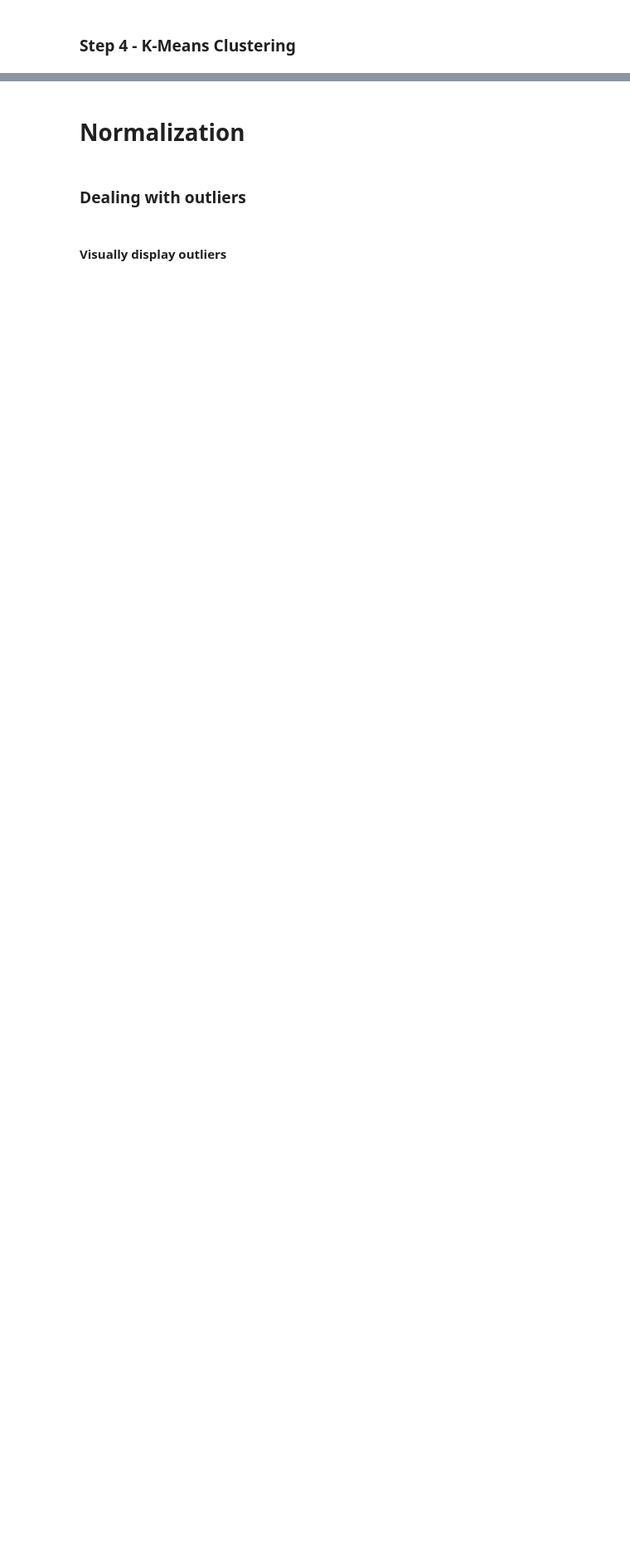
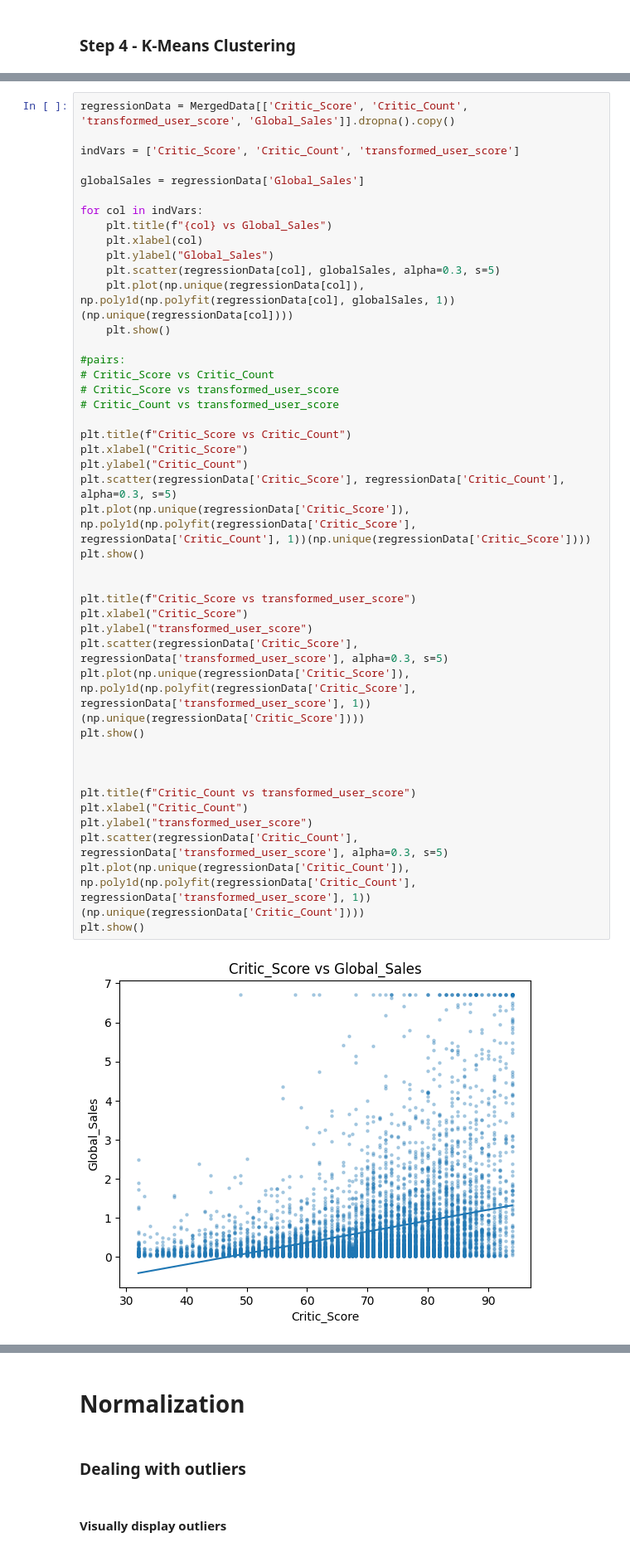
Before and after one commit to NoahKrobot/CA1_Video_Game_DAV, a Jupyter notebook: CA1.ipynb, the cells around one changed output, grey strips where cells are left out. Shown at 83% size. Cells and saved outputs as stored; diff of their text form; blank space fills up the shorter version.

Commit message:
Start Multiple Linear Regression
Started with Scatter plots predicting Global_Sales,
then paired up scatter plots.

```diff
--- a/CA1.ipynb
+++ b/CA1.ipynb
@@ -370,0 +375,45 @@ plt.show()
+# %%
+regressionData = MergedData[['Critic_Score', 'Critic_Count', 'transformed_user_score', 'Global_Sales']].dropna().copy()
+
+indVars = ['Critic_Score', 'Critic_Count', 'transformed_user_score']
+
+globalSales = regressionData['Global_Sales']
+
+for col in indVars:
+    plt.title(f"{col} vs Global_Sales")
+    plt.xlabel(col)
+    plt.ylabel("Global_Sales")
+    plt.scatter(regressionData[col], globalSales, alpha=0.3, s=5)
+    plt.plot(np.unique(regressionData[col]), np.poly1d(np.polyfit(regressionData[col], globalSales, 1))(np.unique(regressionData[col])))
+    plt.show()
+
+#pairs:
+# Critic_Score vs Critic_Count
+# Critic_Score vs transformed_user_score
+# Critic_Count vs transformed_user_score
+
+plt.title(f"Critic_Score vs Critic_Count")
+plt.xlabel("Critic_Score")
+plt.ylabel("Critic_Count")
+plt.scatter(regressionData['Critic_Score'], regressionData['Critic_Count'], alpha=0.3, s=5)
+plt.plot(np.unique(regressionData['Critic_Score']), np.poly1d(np.polyfit(regressionData['Critic_Score'], regressionData['Critic_Count'], 1))(np.unique(regressionData['Critic_Score'])))
+plt.show()
+
+
+plt.title(f"Critic_Score vs transformed_user_score")
+plt.xlabel("Critic_Score")
+plt.ylabel("transformed_user_score")
+plt.scatter(regressionData['Critic_Score'], regressionData['transformed_user_score'], alpha=0.3, s=5)
+plt.plot(np.unique(regressionData['Critic_Score']), np.poly1d(np.polyfit(regressionData['Critic_Score'], regressionData['transformed_user_score'], 1))(np.unique(regressionData['Critic_Score'])))
+plt.show()
+
+
+
+plt.title(f"Critic_Count vs transformed_user_score")
+plt.xlabel("Critic_Count")
+plt.ylabel("transformed_user_score")
+plt.scatter(regressionData['Critic_Count'], regressionData['transformed_user_score'], alpha=0.3, s=5)
+plt.plot(np.unique(regressionData['Critic_Count']), np.poly1d(np.polyfit(regressionData['Critic_Count'], regressionData['transformed_user_score'], 1))(np.unique(regressionData['Critic_Count'])))
+plt.show()
+# %% [output]
+[figure, added]
```
Also changed, not shown: parts of 4 cells of this notebook.
